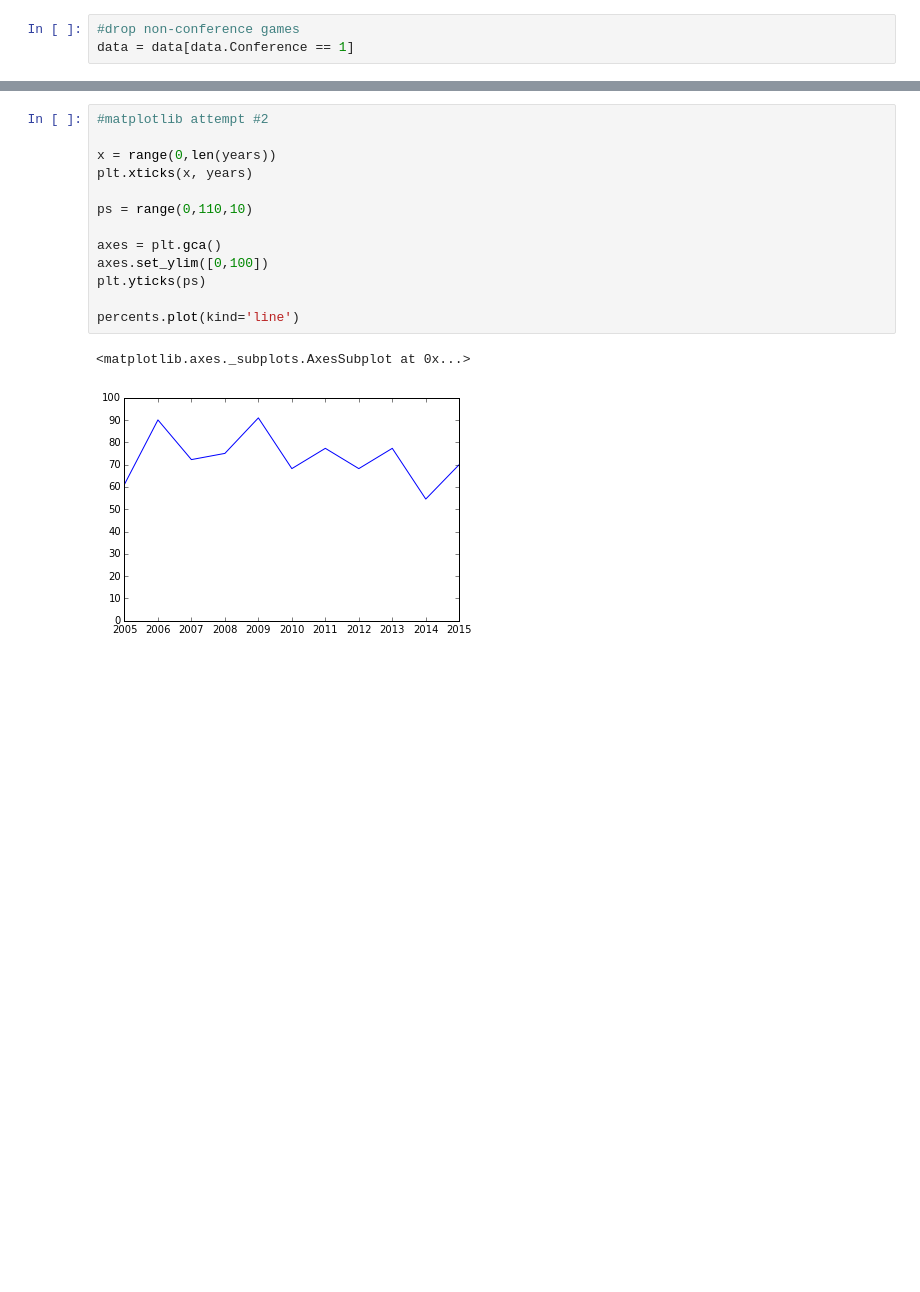
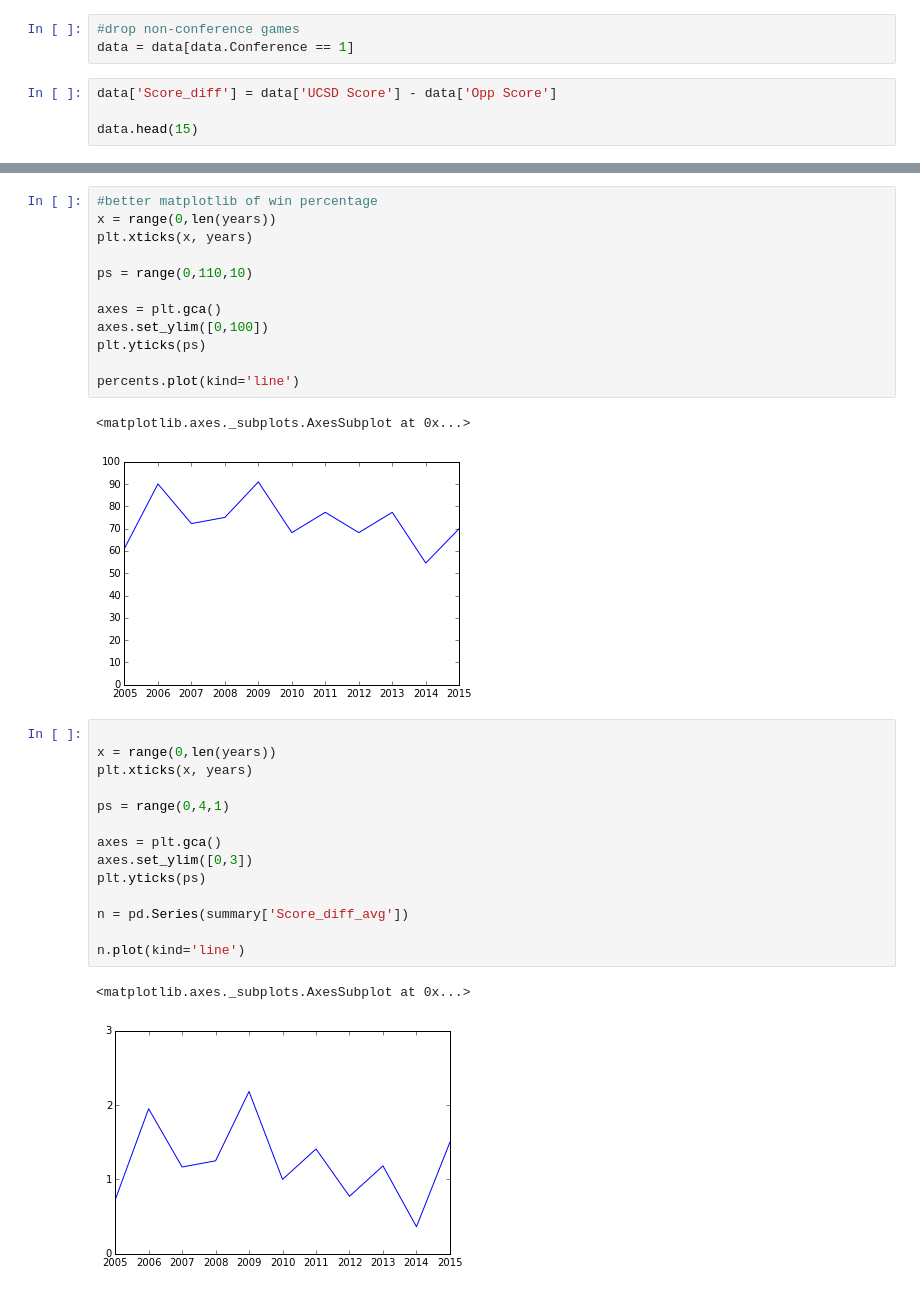
Before and after one commit to dataViz-UCSDGuardian/sports_performance, a Jupyter notebook: volleyball_W_graph.ipynb, the cells around one changed output, grey strips where cells are left out. Cells and saved outputs as stored; diff of their text form; blank space fills up the shorter version.

```diff
--- a/volleyball_W_graph.ipynb
+++ b/volleyball_W_graph.ipynb
@@ -45,3 +45,7 @@ data.head(30)
 # %%
 #drop non-conference games
 data = data[data.Conference == 1]
+# %%
+data['Score_diff'] = data['UCSD Score'] - data['Opp Score']
+
+data.head(15)
@@ -99,8 +121,7 @@ percents.plot(kind='bar')
 <matplotlib.axes._subplots.AxesSubplot at 0x...>
 [figure]
 # %%
-#matplotlib attempt #2
-
+#better matplotlib of win percentage
 x = range(0,len(years))
 plt.xticks(x, years)
 
@@ -114,3 +135,20 @@ percents.plot(kind='line')
 # %% [output]
 <matplotlib.axes._subplots.AxesSubplot at 0x...>
 [figure]
+# %%
+
+x = range(0,len(years))
+plt.xticks(x, years)
+
+ps = range(0,4,1)
+
+axes = plt.gca()
+axes.set_ylim([0,3])
+plt.yticks(ps)
+
+n = pd.Series(summary['Score_diff_avg'])
+
+n.plot(kind='line')
+# %% [output]
+<matplotlib.axes._subplots.AxesSubplot at 0x...>
+[figure, added]
```
Also changed, not shown: parts of 6 cells of this notebook.
